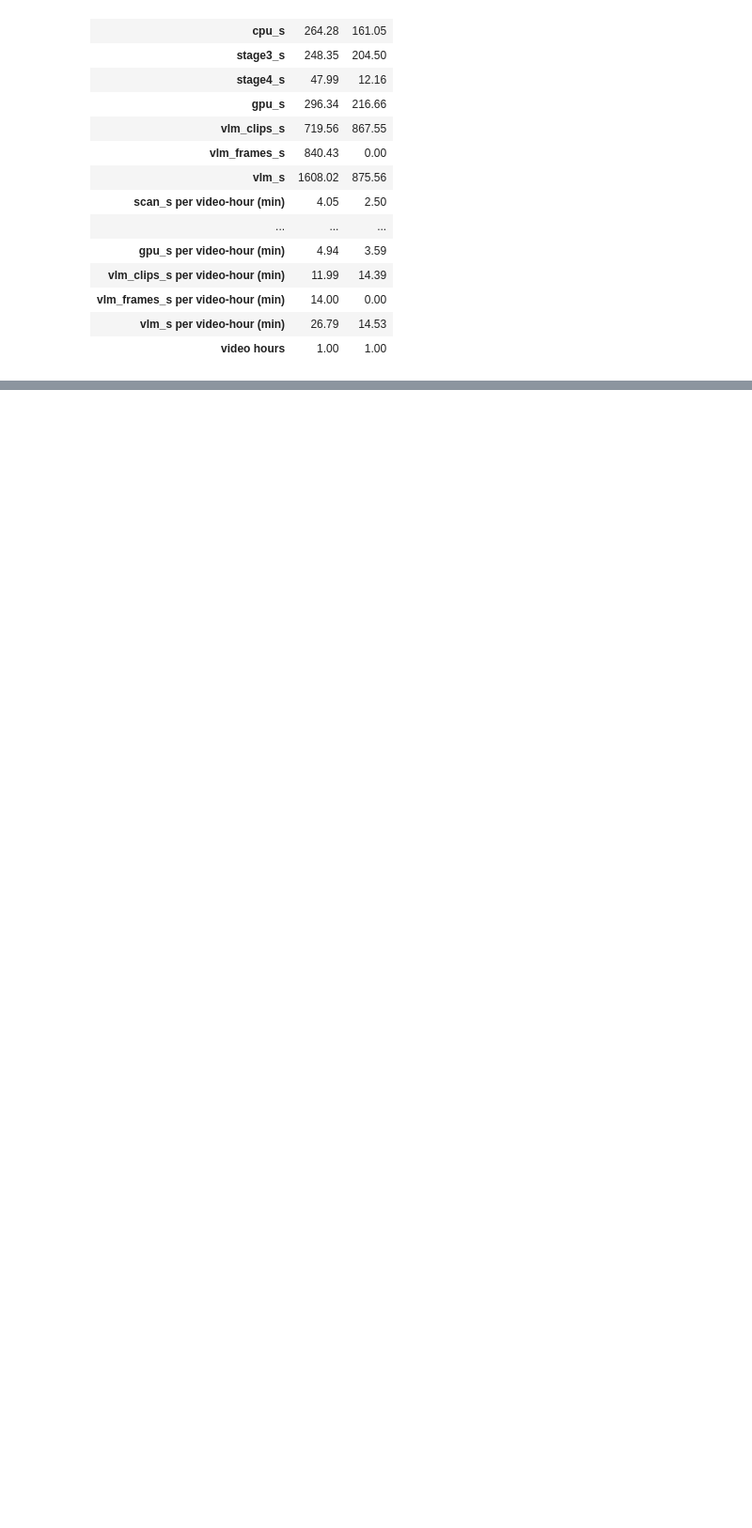
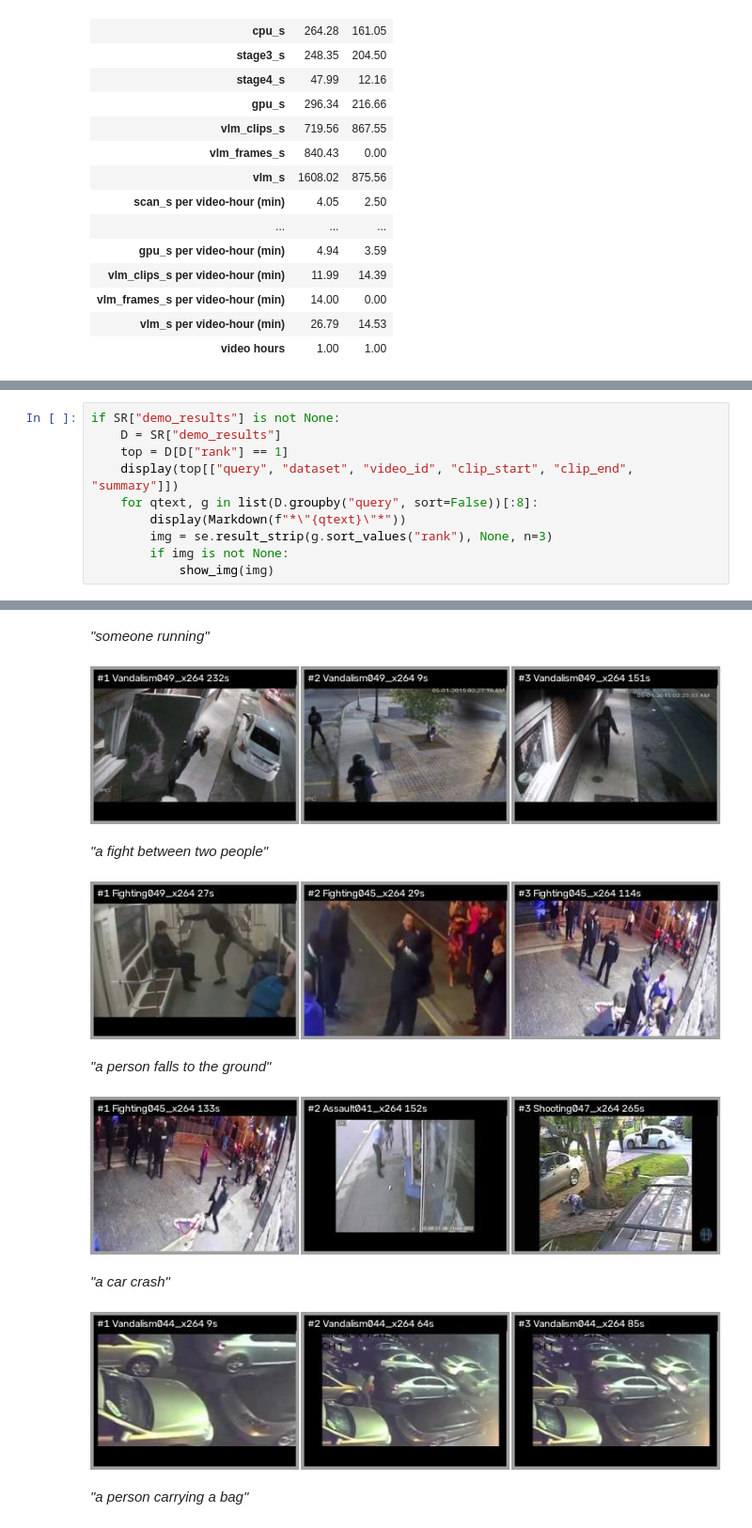
Before and after one commit to Farid-Abdullah/REWIND-indexing-pipeline, a Jupyter notebook: runs/2026-11-26/explore_run.ipynb, the cells around one changed output, grey strips where cells are left out. Shown at 94% size. Cells and saved outputs as stored; diff of their text form; blank space fills up the shorter version.

```diff
--- a/runs/2026-11-26/explore_run.ipynb
+++ b/runs/2026-11-26/explore_run.ipynb
@@ -743,0 +1016,11 @@ if "from_cache" in ok and ok.from_cache.astype(str).eq("True").any():
+# %%
+if SR["demo_results"] is not None:
+    D = SR["demo_results"]
+    top = D[D["rank"] == 1]
+    display(top[["query", "dataset", "video_id", "clip_start", "clip_end", "summary"]])
+    for qtext, g in list(D.groupby("query", sort=False))[:8]:
+        display(Markdown(f"*\"{qtext}\"*"))
+        img = se.result_strip(g.sort_values("rank"), None, n=3)
+        if img is not None:
+            show_img(img)
+# %% [output]
@@ -743,0 +1044,9 @@ if "from_cache" in ok and ok.from_cache.astype(str).eq("True").any():
+*"someone running"*
+[figure, added]
+*"a fight between two people"*
+[figure, added]
+*"a person falls to the ground"*
+[figure, added]
+*"a car crash"*
+[figure, added]
+*"a person carrying a bag"*
```
Also changed, not shown: parts of 24 cells of this notebook, 27 other files.
